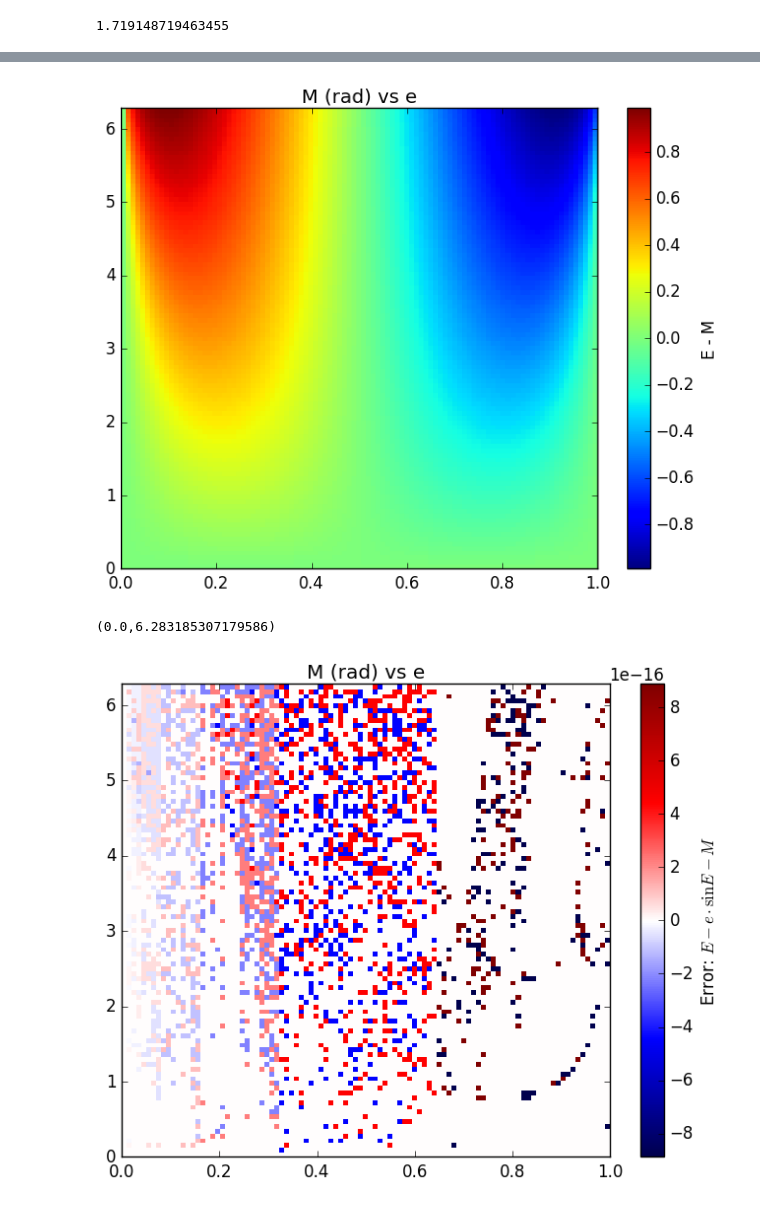
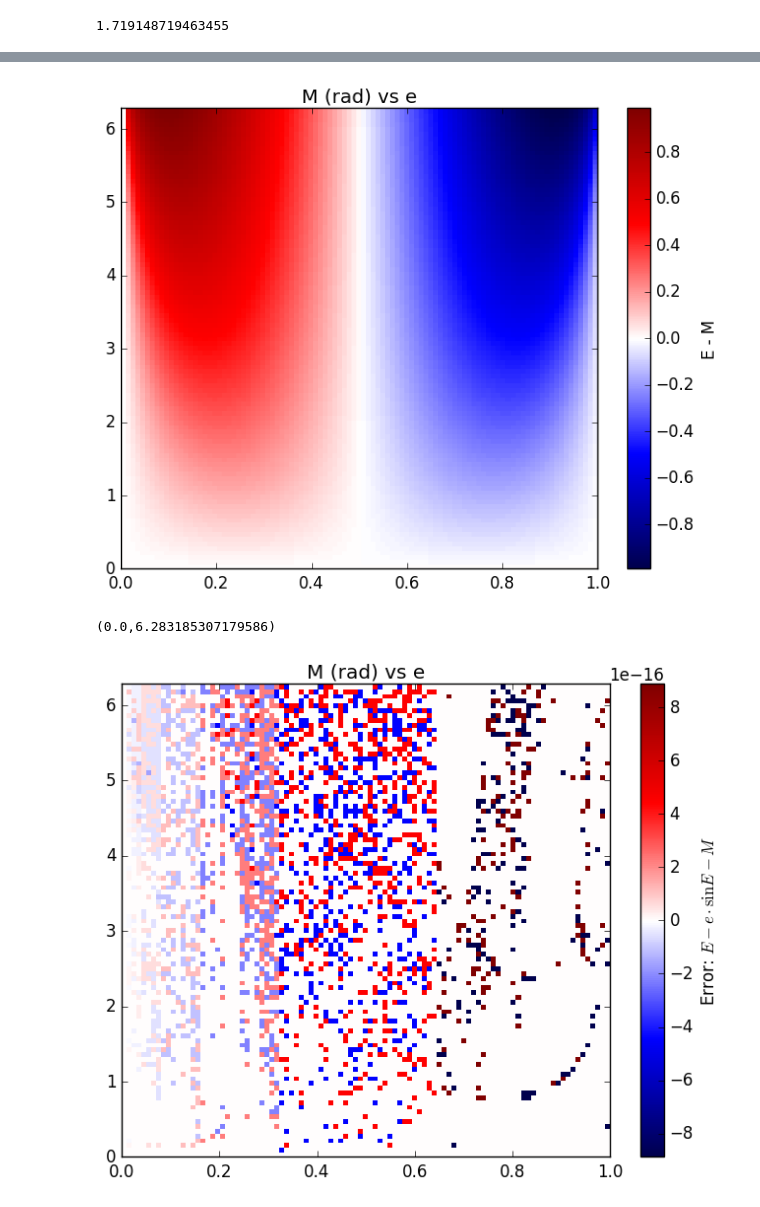
Before and after one commit to alincowski/exoplanets_julia, a Jupyter notebook: Newton-Raphson.ipynb, the cells around one changed output, grey strips where cells are left out. Drawn from its saved outputs; the diff is of its cells as text; code cells hidden in the pictures.

```diff
--- a/Newton-Raphson.ipynb
+++ b/Newton-Raphson.ipynb
@@ -74,13 +74,13 @@ ylim([0,2*pi])
 # %%
 #A different way to plot this...
 using PyPlot
-plot1 = pcolor(ecc,M,test1)
+plot1 = pcolor(ecc,M,test1,cmap=ColorMap("seismic"))
 ax = gca()
 title("M (rad) vs e")
 colorbar(label="E - M")
 ylim([0,2*pi])
 # %% [output]
-[figure, old version]
+[figure, new version]
 (0.0,6.283185307179586)
 # %%
 plot1 = pcolor(ecc,M,keplererr,cmap=ColorMap("seismic"))
```
Also changed, not shown: parts of 1 cell of this notebook, 2 other files.
